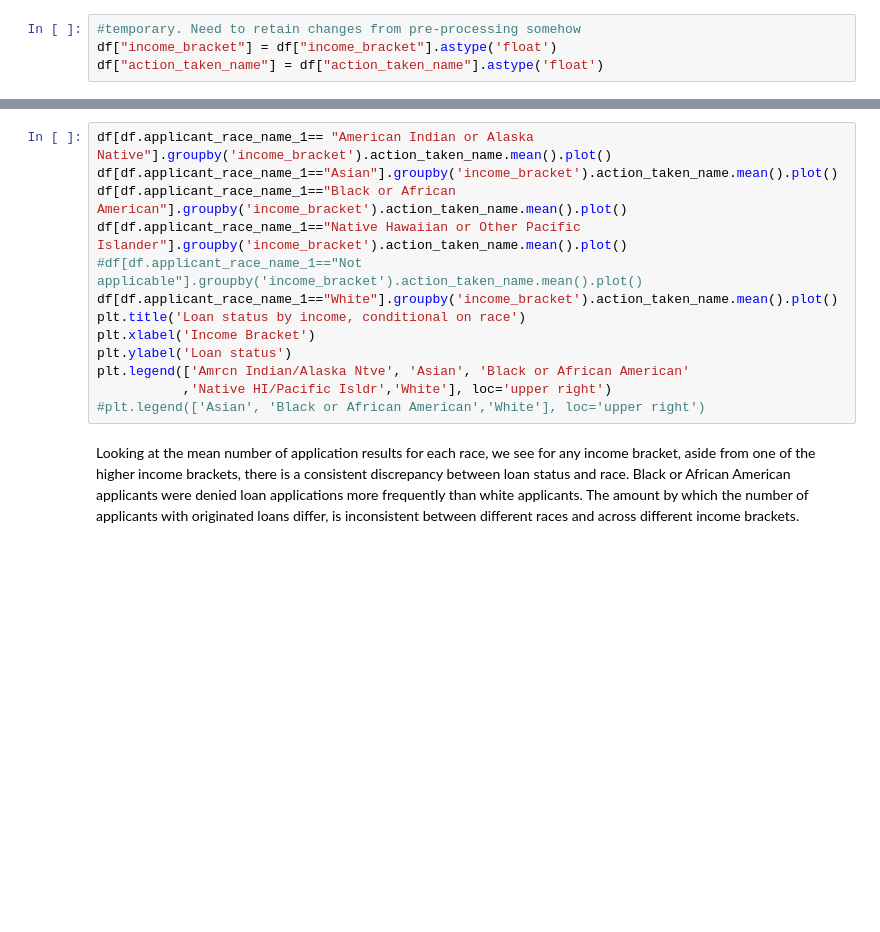
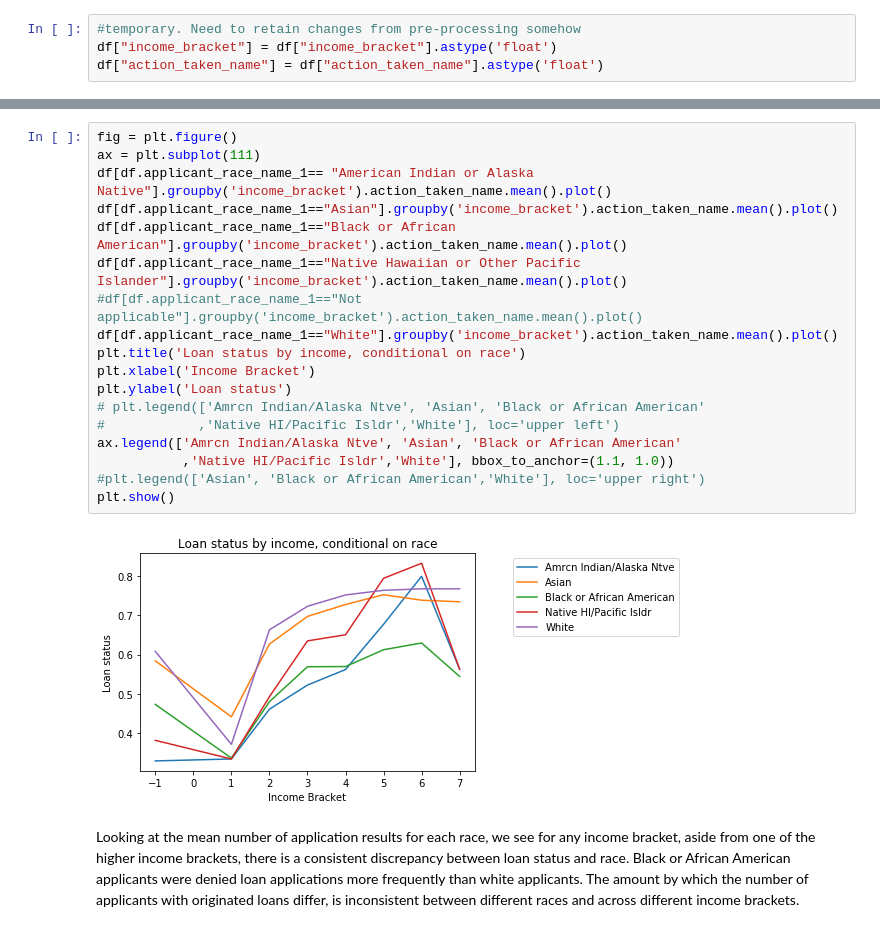
Before and after one commit to cteicher-m/loanBiases, a Jupyter notebook: processing.ipynb, the cells around one changed output, grey strips where cells are left out. Saved outputs shown, nothing was run; the diff lists cells and outputs as text; blank space fills up the shorter version.

Commit message:
a few chages to the legend and made 0=no mortgage and 1=mortgage approved

```diff
--- a/processing.ipynb
+++ b/processing.ipynb
@@ -68,16 +96,23 @@ plt.ylabel('Number of applicants')
 # %%
+fig = plt.figure()
+ax = plt.subplot(111)
 df[df.applicant_race_name_1== "American Indian or Alaska Native"].groupby('income_bracket').action_taken_name.mean().plot()
 df[df.applicant_race_name_1=="Asian"].groupby('income_bracket').action_taken_name.mean().plot()
 df[df.applicant_race_name_1=="Black or African American"].groupby('income_bracket').action_taken_name.mean().plot()
 df[df.applicant_race_name_1=="Native Hawaiian or Other Pacific Islander"].groupby('income_bracket').action_taken_name.mean().plot()
 #df[df.applicant_race_name_1=="Not applicable"].groupby('income_bracket').action_taken_name.mean().plot()
 df[df.applicant_race_name_1=="White"].groupby('income_bracket').action_taken_name.mean().plot()
 plt.title('Loan status by income, conditional on race')
 plt.xlabel('Income Bracket')
 plt.ylabel('Loan status')
-plt.legend(['Amrcn Indian/Alaska Ntve', 'Asian', 'Black or African American'
-           ,'Native HI/Pacific Isldr','White'], loc='upper right')
+# plt.legend(['Amrcn Indian/Alaska Ntve', 'Asian', 'Black or African American'
+#            ,'Native HI/Pacific Isldr','White'], loc='upper left')
+ax.legend(['Amrcn Indian/Alaska Ntve', 'Asian', 'Black or African American'
+           ,'Native HI/Pacific Isldr','White'], bbox_to_anchor=(1.1, 1.0))
 #plt.legend(['Asian', 'Black or African American','White'], loc='upper right')
+plt.show()
+# %% [output]
+[figure, added]
 # %% [markdown]
 Looking at the mean number of application results for each race, we see for any income bracket, aside from one of the higher income brackets, there is a consistent discrepancy between loan status and race. Black or African American applicants were denied loan applications more frequently than white applicants. The amount by which the number of applicants with originated loans differ, is inconsistent between different races and across different income brackets.
 # %% [markdown]
```
Also changed, not shown: parts of 10 cells of this notebook.
